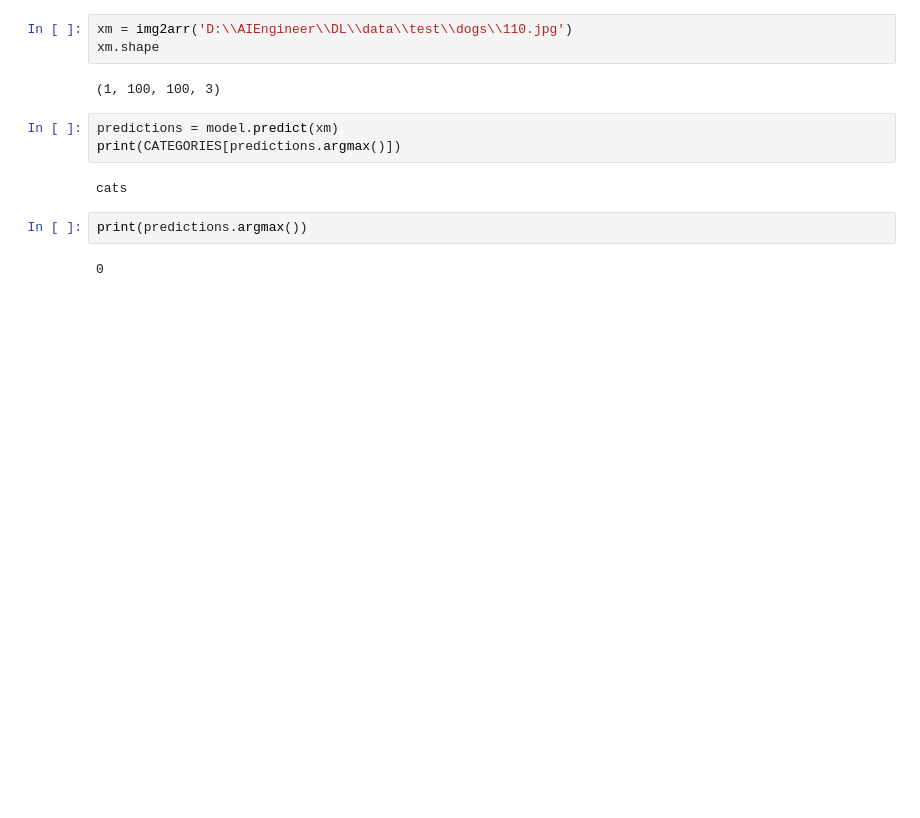
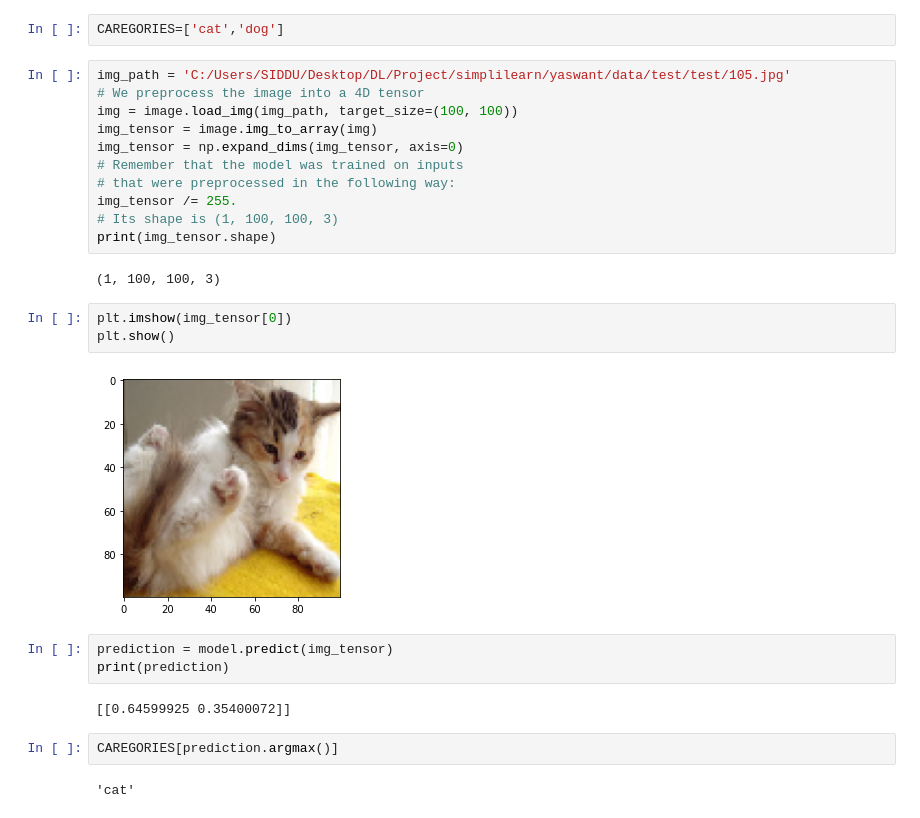
Before and after one commit to yaswanth89kumar/dl, a Jupyter notebook: predict.ipynb, the cells around one changed output. Drawn from its saved outputs; the diff is of its cells as text; blank space fills up the shorter version.

Commit message:
improve model

```diff
--- a/predict.ipynb
+++ b/predict.ipynb
@@ -31,14 +8,29 @@ def img2arr(path):
-# %%
-xm = img2arr('D:\\AIEngineer\\DL\\data\\test\\dogs\\110.jpg')
-xm.shape
-# %% [output]
-(1, 100, 100, 3)
-# %%
-predictions = model.predict(xm)
-print(CATEGORIES[predictions.argmax()])
-# %% [output]
-cats
-# %%
-print(predictions.argmax())
-# %% [output]
-0
+# %%
+CAREGORIES=['cat','dog']
+# %%
+img_path = 'C:/Users/SIDDU/Desktop/DL/Project/simplilearn/yaswant/data/test/test/105.jpg'
+# We preprocess the image into a 4D tensor
+img = image.load_img(img_path, target_size=(100, 100))
+img_tensor = image.img_to_array(img)
+img_tensor = np.expand_dims(img_tensor, axis=0)
+# Remember that the model was trained on inputs
+# that were preprocessed in the following way:
+img_tensor /= 255.
+# Its shape is (1, 100, 100, 3)
+print(img_tensor.shape)
+# %% [output]
+(1, 100, 100, 3)
+# %%
+plt.imshow(img_tensor[0])
+plt.show()
+# %% [output]
+[figure, added]
+# %%
+prediction = model.predict(img_tensor)
+print(prediction)
+# %% [output]
+[[0.64599925 0.35400072]]
+# %%
+CAREGORIES[prediction.argmax()]
+# %% [output]
+'cat'
```
Also changed, not shown: parts of 5 cells of this notebook, 2 other files.
